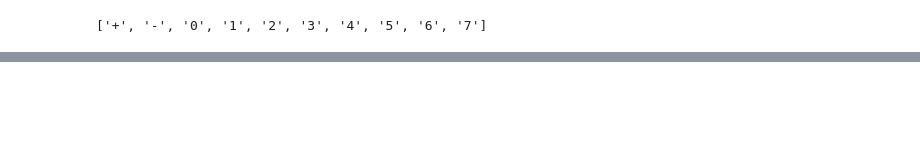
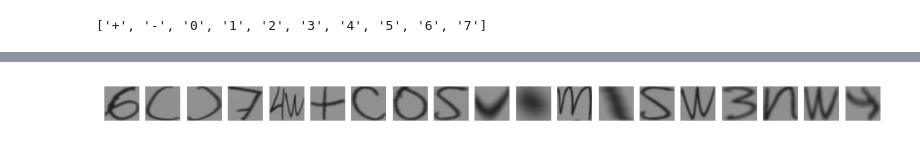
Before and after one commit to AgVicCodes/Optical_Character_Recognition, a Jupyter notebook: code/equations_recogniser_sync_colab.ipynb, the cells around one changed output, grey strips where cells are left out. Saved outputs shown, nothing was run; the diff lists cells and outputs as text; code cells hidden in the pictures; blank space fills up the shorter version.

```diff
--- a/code/equations_recogniser_sync_colab.ipynb
+++ b/code/equations_recogniser_sync_colab.ipynb
@@ -35,10 +40,11 @@ def segment_image(binary_image, min_contour_size=10):
 # %%
-def extract_segments(image, bounding_boxes, target_size=(28,28)):
+def extract_segments(image, bounding_boxes, target_size = (64,64)):
     segments = []
     for (x, y, w, h) in bounding_boxes:
         segment = image[y:y+h, x:x+w]
-
         if segment.size > 0:
             segment = cv2.resize(segment, target_size)
+            if len(segment.shape) == 2:
+                segment = cv2.cvtColor(segment, cv2.COLOR_GRAY2RGB)
             segments.append(segment)
     return segments
@@ -270,0 +190,13 @@ KeyboardInterrupt:
+# %%
+img, bin_img = segmentation_preprocessing(images[2])
+boxes = segment_image(bin_img, min_contour_area = 10)
+segments = extract_segments(img, boxes)
+
+plt.figure(figsize = (12,4))
+for i, seg in enumerate(segments):
+    plt.subplot(1, len(segments), i+1)
+    plt.imshow(seg, cmap = "gray")
+    plt.axis("off")
+plt.show()
+# %% [output]
+[figure, added]
```
Also changed, not shown: parts of 26 cells of this notebook, 21 other files.
